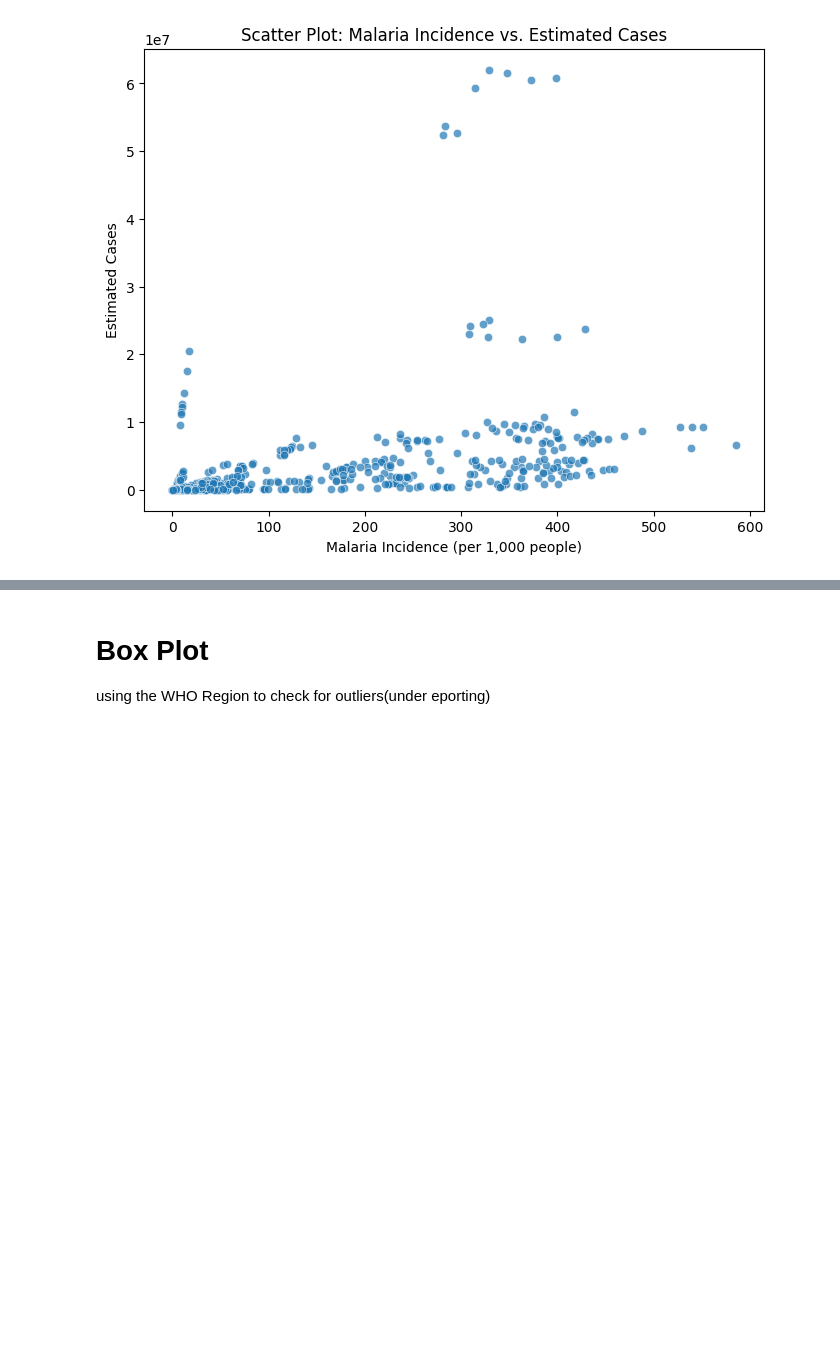
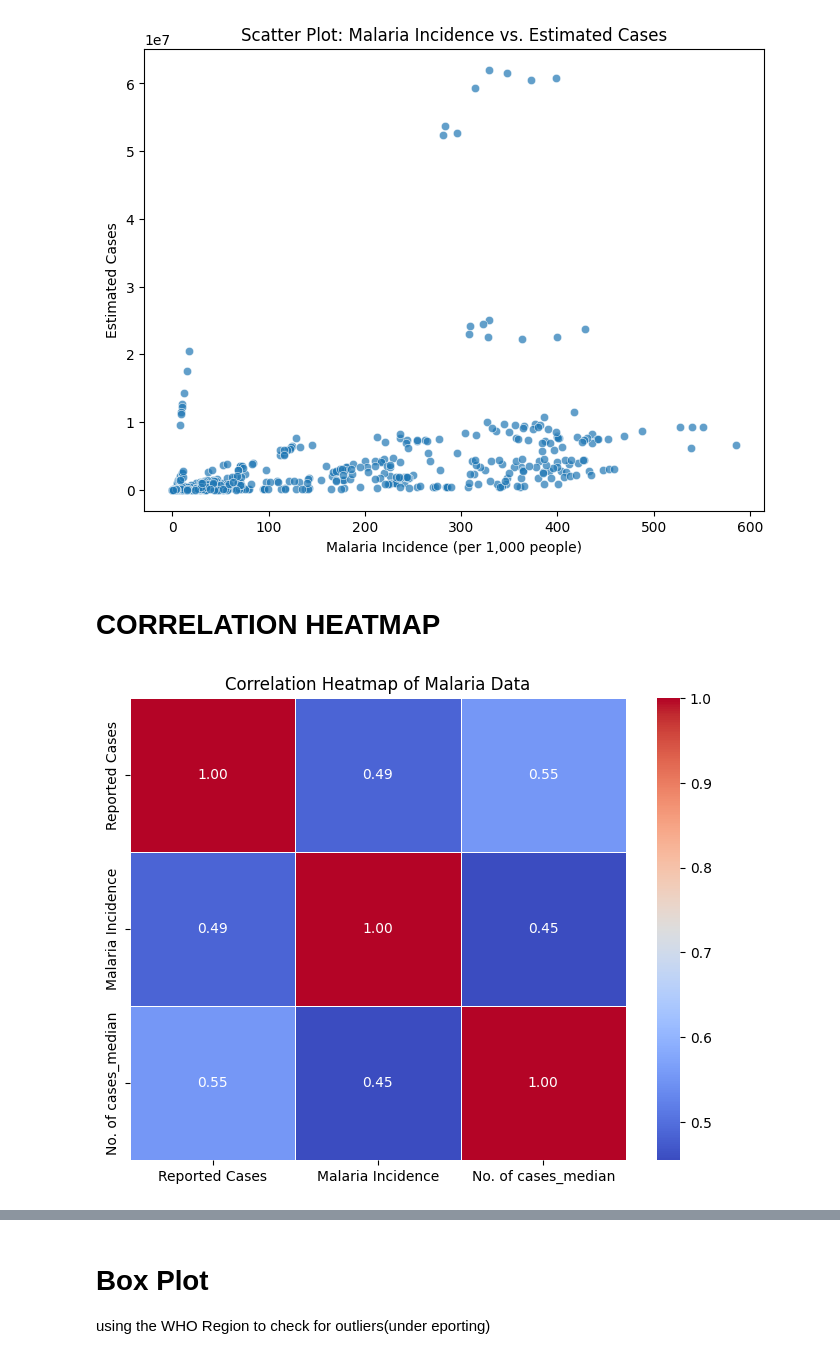
Before and after one commit to UmmH3/malaria-health, a Jupyter notebook: jupyter_notebooks/Visualisation.ipynb, the cells around one changed output, grey strips where cells are left out. Drawn from its saved outputs; the diff is of its cells as text; code cells hidden in the pictures; blank space fills up the shorter version.

```diff
--- a/jupyter_notebooks/Visualisation.ipynb
+++ b/jupyter_notebooks/Visualisation.ipynb
@@ -32,3 +43,15 @@ plt.title("Scatter Plot: Malaria Incidence vs. Estimated Cases")
 plt.show()
 # %% [output]
 [figure]
+# %% [markdown]
+# CORRELATION HEATMAP
+# %%
+## Correlation Heatmap
+plt.figure(figsize=(8, 6))
+correlation_data = df_merged[['Reported Cases', 'Malaria Incidence', 'No. of cases_median']]
+corr_matrix = correlation_data.corr()
+sns.heatmap(corr_matrix, annot=True, cmap='coolwarm', fmt=".2f", linewidths=0.5)
+plt.title("Correlation Heatmap of Malaria Data")
+plt.show()
+# %% [output]
+[figure, added]
```
Also changed, not shown: parts of 5 cells of this notebook.
